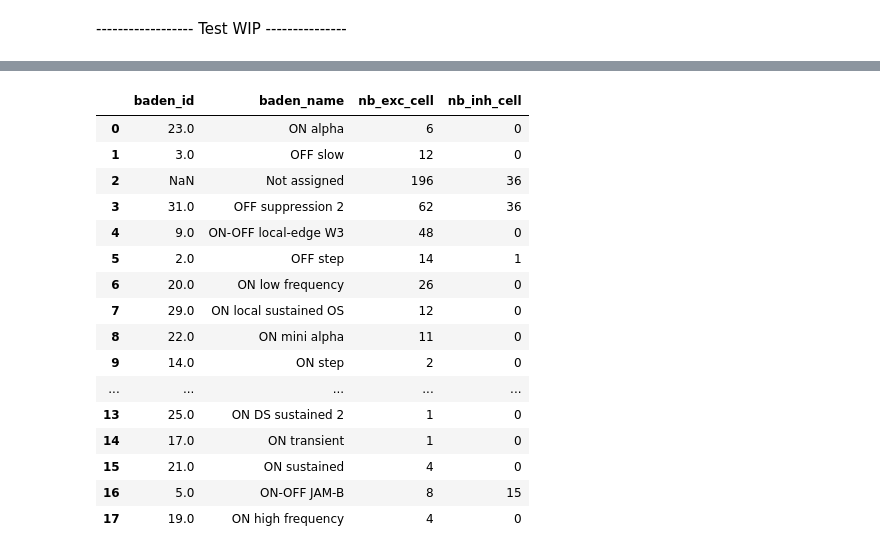
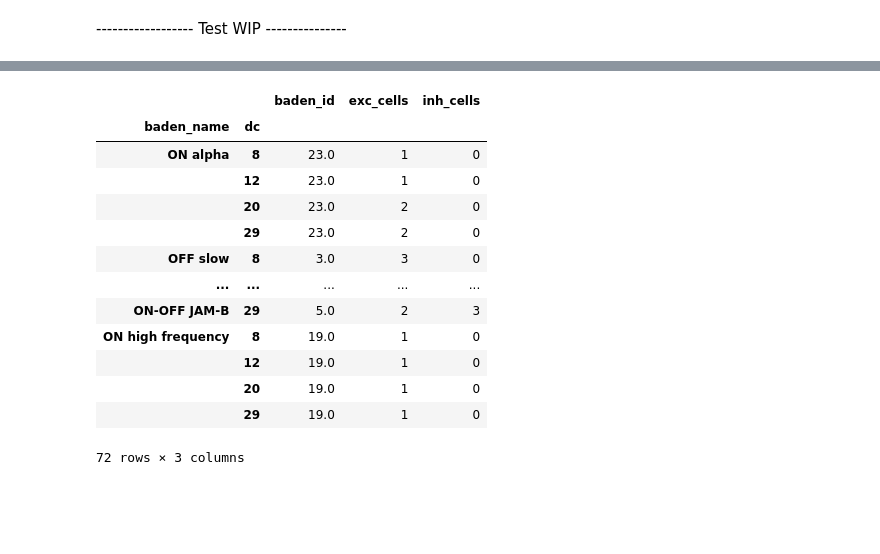
Before and after one commit to TRuikes/mea_experiments, a Jupyter notebook: audrey/analysis/analysis_all_sessions.ipynb, the cells around one changed output, grey strips where cells are left out. Cells and saved outputs as stored; diff of their text form; code cells hidden in the pictures; blank space fills up the shorter version.

```diff
--- a/audrey/analysis/analysis_all_sessions.ipynb
+++ b/audrey/analysis/analysis_all_sessions.ipynb
@@ -1689,20 +1648,0 @@ summary_df_by_type = pd.DataFrame({'baden_id': type_idx,
-# %%
-summary_df_by_type
-# %% [output]
-|  | baden_id | baden_name | nb_exc_cell | nb_inh_cell |
-| 0 | 23.0 | ON alpha | 6 | 0 |
-| 1 | 3.0 | OFF slow | 12 | 0 |
-| 2 | NaN | Not assigned | 196 | 36 |
-| 3 | 31.0 | OFF suppression 2 | 62 | 36 |
-| 4 | 9.0 | ON-OFF local-edge W3 | 48 | 0 |
-| 5 | 2.0 | OFF step | 14 | 1 |
-| 6 | 20.0 | ON low frequency | 26 | 0 |
-| 7 | 29.0 | ON local sustained OS | 12 | 0 |
-| 8 | 22.0 | ON mini alpha | 11 | 0 |
-| 9 | 14.0 | ON step | 2 | 0 |
-| ... | ... | ... | ... | ... |
-| 13 | 25.0 | ON DS sustained 2 | 1 | 0 |
-| 14 | 17.0 | ON transient | 1 | 0 |
-| 15 | 21.0 | ON sustained | 4 | 0 |
-| 16 | 5.0 | ON-OFF JAM-B | 8 | 15 |
-| 17 | 19.0 | ON high frequency | 4 | 0 |
@@ -1708,0 +1653,55 @@ summary_df_by_type
+# %%
+baden_ids = []
+baden_names = []
+
+for _, val in enumerate(baden_df_str):
+    tmp_val = eval(val)
+    for i in range(len(dcs_all)):
+        baden_ids.append(tmp_val['id'])
+        baden_names.append(tmp_val['name'])
+df_by_type = pd.DataFrame({'baden_id': baden_ids,
+                                'baden_name': baden_names,
+                                'dc': dcs_all*len(type_idx),})
+# df_by_type.set_index(['baden_id', 'baden_name'], inplace=True)
+df_by_type.set_index(['baden_name','dc'], inplace=True)
+
+
+nb_exc_cell_by_type = [0 for i in range(len(df_by_type))]
+nb_inh_cell_by_type = [0 for i in range(len(df_by_type))]
+
+for i, dc in enumerate(dcs_all):
+    sub_df = summary_df.xs(dc, level="dc")
+
+    if sub_df.empty:
+        continue
+
+    for j, type in enumerate(baden_df_str):
+        val_exc = len(sub_df.query(
+            'baden_type == @type & (response_type_pa == "excitatory" | response_type_pl == "excitatory")'))
+        val_inh = len(sub_df.query(
+            'baden_type == @type & (response_type_pa == "inhibitory" | response_type_pl == "inhibitory")'))
+        nb_exc_cell_by_type[i + 4*j] = val_exc
+        nb_inh_cell_by_type[i + 4*j] = val_inh
+
+df_by_type.insert(loc = len(df_by_type.columns),
+                            column = 'exc_cells',
+                            value = nb_exc_cell_by_type)
+df_by_type.insert(loc = len(df_by_type.columns),
+                            column = 'inh_cells',
+                            value = nb_inh_cell_by_type)
+df_by_type
+# %% [output]
+|  |  | baden_id | exc_cells | inh_cells |
+| baden_name | dc |  |  |  |
+| ON alpha | 8 | 23.0 | 1 | 0 |
+|  | 12 | 23.0 | 1 | 0 |
+|  | 20 | 23.0 | 2 | 0 |
+|  | 29 | 23.0 | 2 | 0 |
+| OFF slow | 8 | 3.0 | 3 | 0 |
+| ... | ... | ... | ... | ... |
+| ON-OFF JAM-B | 29 | 5.0 | 2 | 3 |
+| ON high frequency | 8 | 19.0 | 1 | 0 |
+|  | 12 | 19.0 | 1 | 0 |
+|  | 20 | 19.0 | 1 | 0 |
+|  | 29 | 19.0 | 1 | 0 |
+72 rows × 3 columns
```
Also changed, not shown: parts of 8 cells of this notebook, 5 other files.
